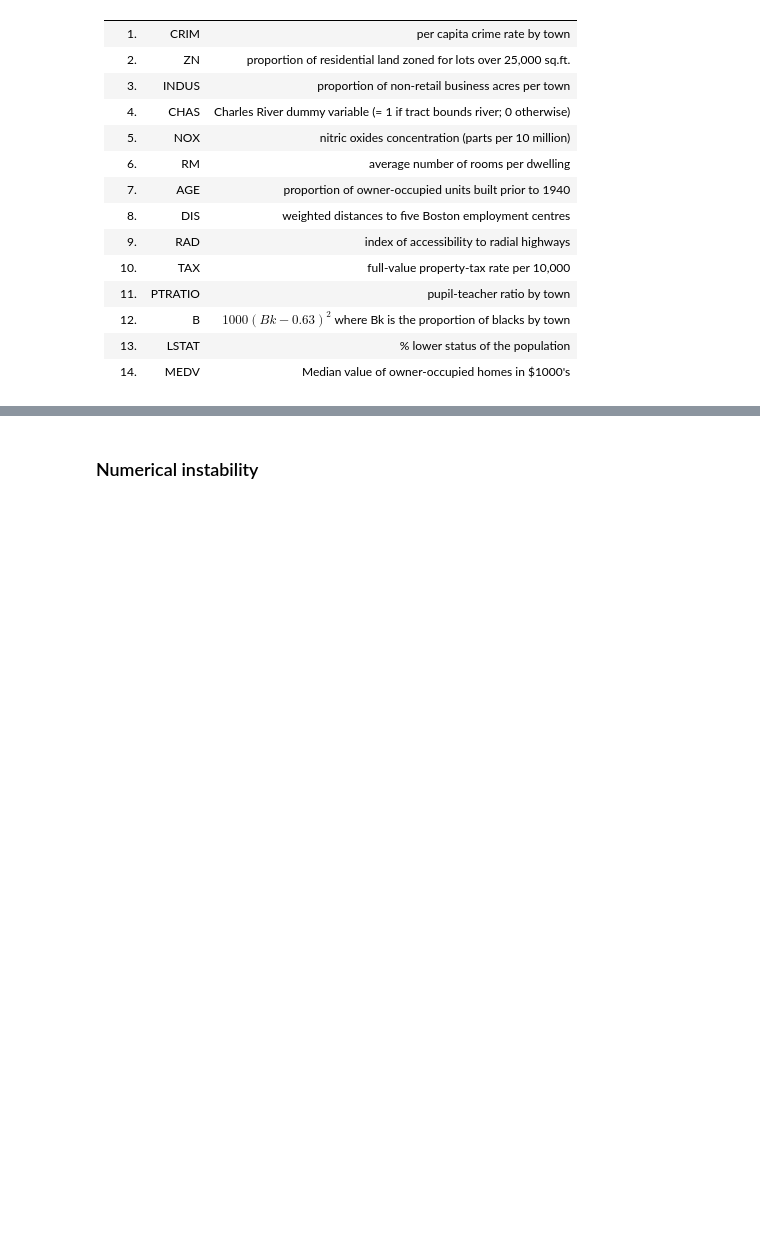
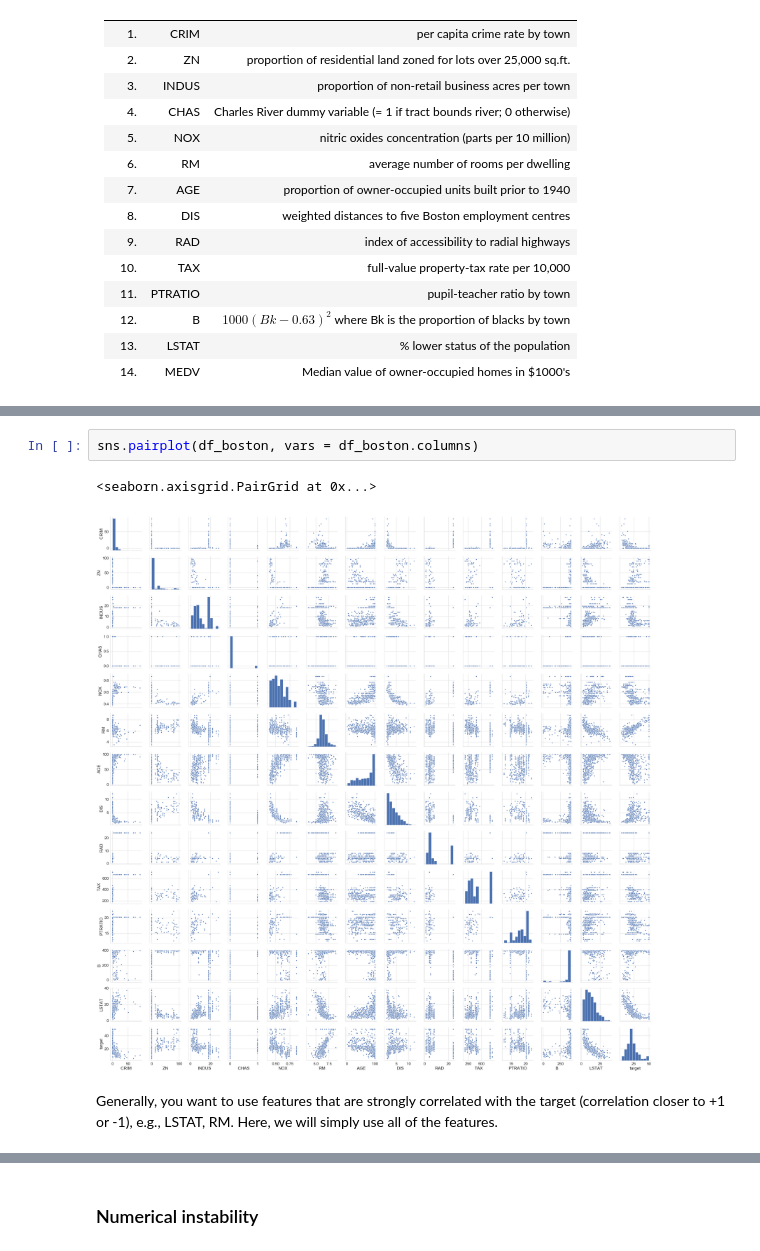
Before and after one commit to ubdsgroup/mlcourse-ub-notebooks, a Jupyter notebook: notebooks/LinearSystems.ipynb, the cells around one changed output, grey strips where cells are left out. Cells and saved outputs as stored; diff of their text form; blank space fills up the shorter version.

```diff
--- a/notebooks/LinearSystems.ipynb
+++ b/notebooks/LinearSystems.ipynb
@@ -129,0 +147,7 @@ plt.scatter(df_boston['RM'],df_boston['target'])
+# %%
+sns.pairplot(df_boston, vars = df_boston.columns)
+# %% [output]
+<seaborn.axisgrid.PairGrid at 0x...>
+[figure, added]
+# %% [markdown]
+Generally, you want to use features that are strongly correlated with the target (correlation closer to +1 or -1), e.g., LSTAT, RM. Here, we will simply use all of the features.
```
Also changed, not shown: parts of 15 cells of this notebook.
